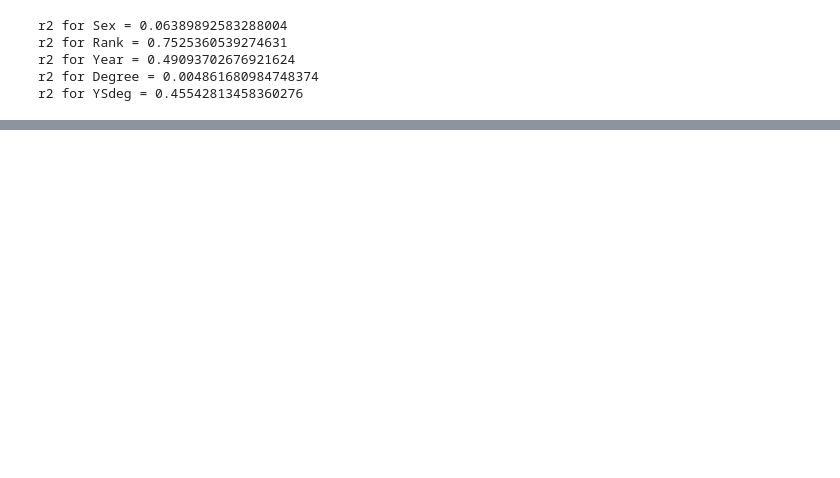
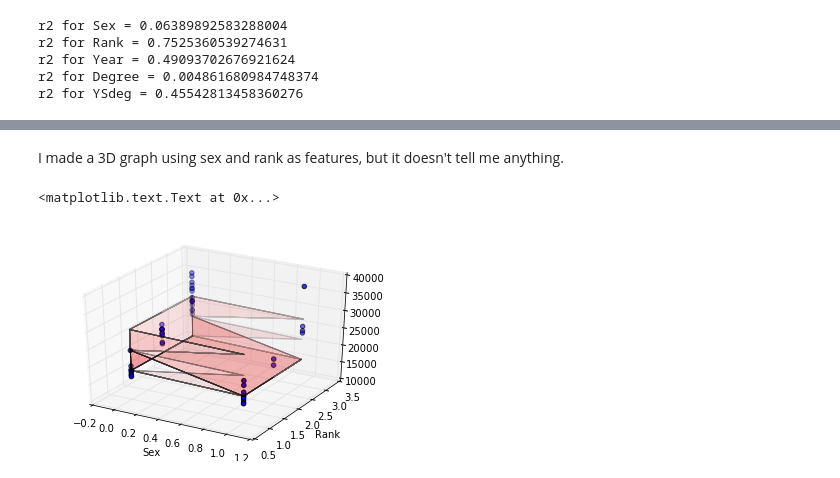
Before and after one commit to katjackson/linear-regression, a Jupyter notebook: simple-linear-regression.ipynb, the cells around one changed output, grey strips where cells are left out. Saved outputs shown, nothing was run; the diff lists cells and outputs as text; code cells hidden in the pictures; blank space fills up the shorter version.

```diff
--- a/simple-linear-regression.ipynb
+++ b/simple-linear-regression.ipynb
@@ -258,0 +240,27 @@ r2 for YSdeg = 0.45542813458360276
+# %% [markdown]
+I made a 3D graph using sex and rank as features, but it doesn't tell me anything.
+# %%
+input_data = sd[['Sex', 'Rank']]
+output_data = sd['Salary']
+
+b_regr = linear_model.LinearRegression()
+b_regr.fit(input_data, sd['Salary'])
+
+fig = plt.figure()
+ax = fig.add_subplot(111, projection='3d')
+
+xx = input_data['Sex']
+yy = input_data['Rank']
+zz = output_data
+
+predict = b_regr.predict(input_data)
+x_surf, y_surf = np.meshgrid(xx, yy)
+
+ax.plot_surface(x_surf, y_surf, predict, color='red', alpha=0.1)
+ax.scatter(xx, yy, zz)
+
+plt.xlabel('Sex')
+plt.ylabel('Rank')
+# %% [output]
+<matplotlib.text.Text at 0x...>
+[figure, added]
```
Also changed, not shown: parts of 13 cells of this notebook, 5 other files.
